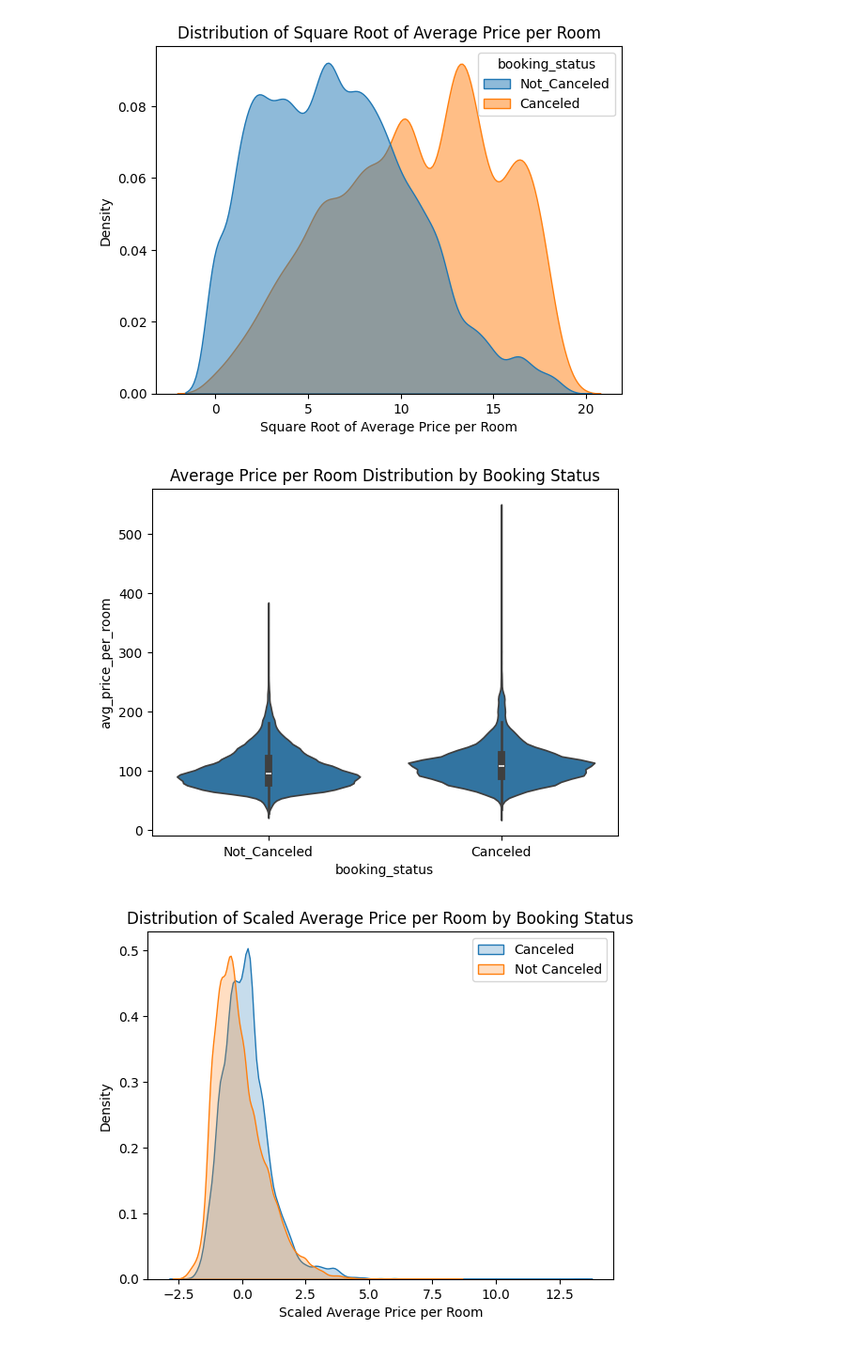
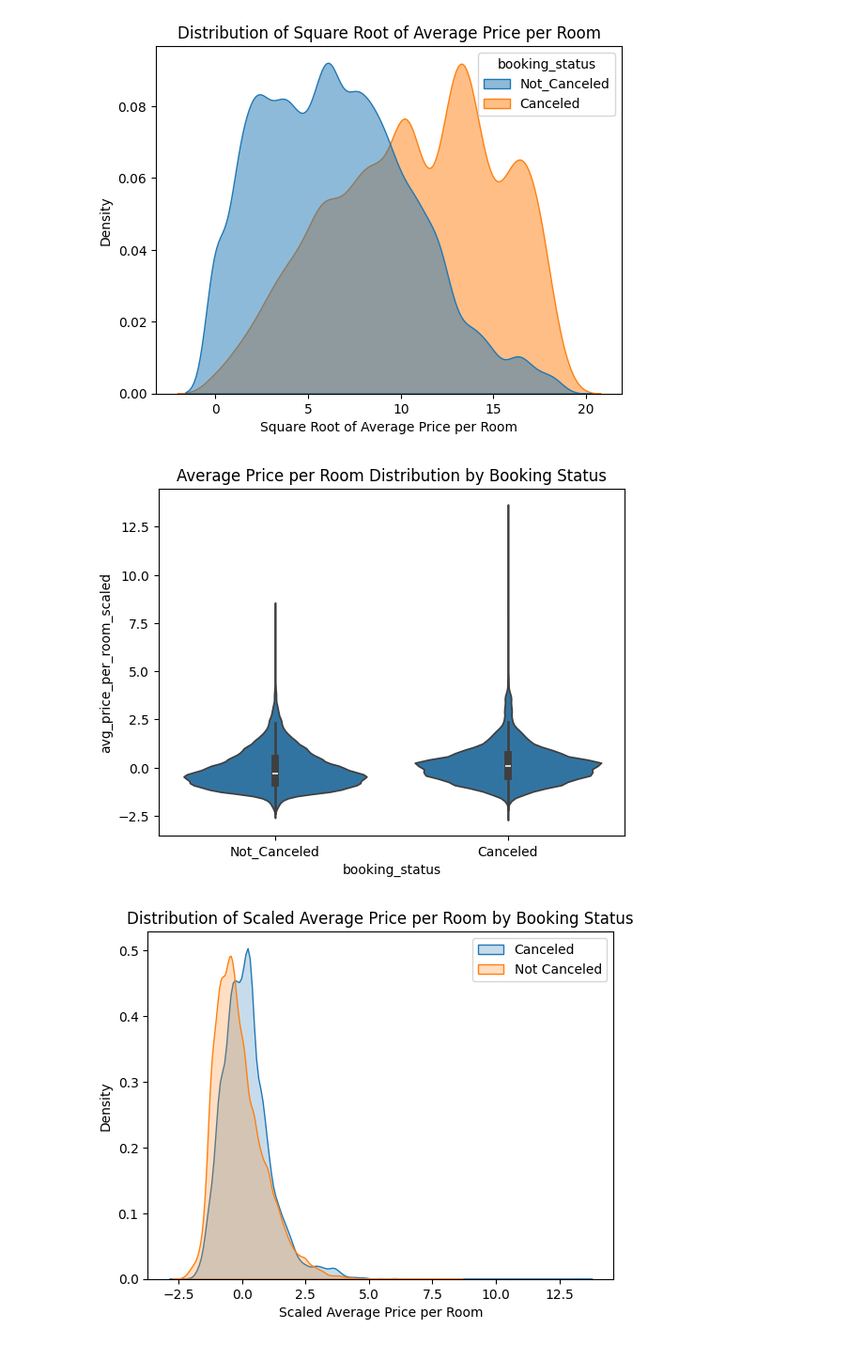
Before and after one commit to mchojna/hotel-reservations-analysis, a Jupyter notebook: main.ipynb, the cells around one changed output. Shown at 94% size. Drawn from its saved outputs; the diff is of its cells as text; code cells hidden in the pictures.

```diff
--- a/main.ipynb
+++ b/main.ipynb
@@ -841,3 +841,5 @@ plt.legend(title='Booking Status', labels=['Not Canceled', 'Canceled'])
 plt.show()
 # %% [output]
 [figure]
+# %%
+hotels['guests_per_night'] = hotels['no_of_guests'] / hotels['no_of_nights']
@@ -959,5 +970,5 @@ hotels = hotels[hotels['avg_price_per_room'] > 25]
 from sklearn.preprocessing import StandardScaler
 
 scaler = StandardScaler()
-hotels[['avg_price_per_room_scaled', 'lead_time_scaled']] = scaler.fit_transform(hotels[['avg_price_per_room', 'lead_time']])
+hotels[['lead_time_scaled']] = scaler.fit_transform(hotels[['lead_time']])
 # %%
@@ -996,12 +1007,15 @@ plt.show()
 [figure]
 # %%
 hotels['lead_time_root'] = np.sqrt(hotels['lead_time'])
+# %%
+scaler = StandardScaler()
+hotels[['avg_price_per_room_scaled']] = scaler.fit_transform(hotels[['avg_price_per_room']])
 # %%
-sns.violinplot(data=hotels, x='booking_status', y='avg_price_per_room')
+sns.violinplot(data=hotels, x='booking_status', y='avg_price_per_room_scaled')
 plt.title('Average Price per Room Distribution by Booking Status')
 plt.show()
 # %% [output]
-[figure, old version]
+[figure, new version]
 # %%
 sns.kdeplot(data=hotels[hotels['booking_status'] == 'Canceled'], x='avg_price_per_room_scaled', label='Canceled', fill=True)
 sns.kdeplot(data=hotels[hotels['booking_status'] == 'Not_Canceled'], x='avg_price_per_room_scaled', label='Not Canceled', fill=True)
```
Also changed, not shown: parts of 29 cells of this notebook, 4 other files.
